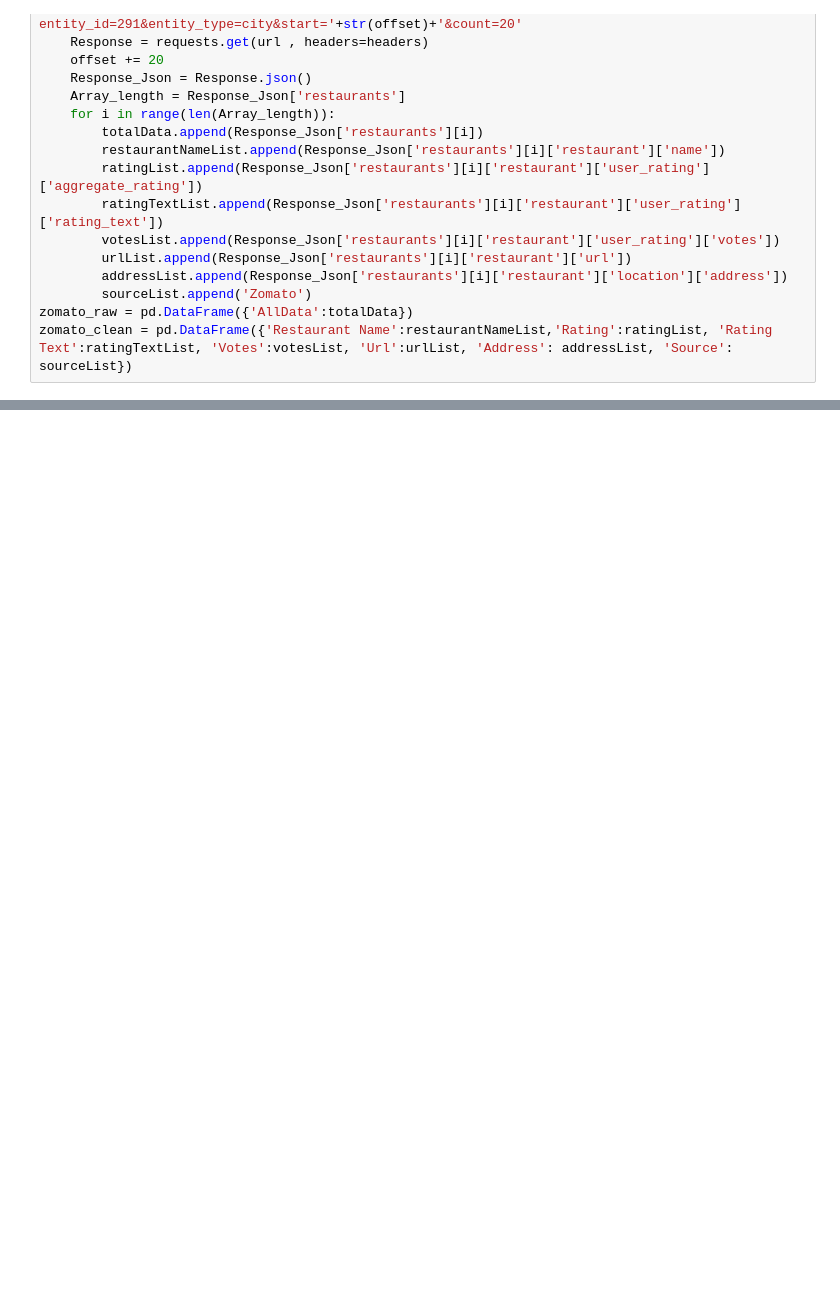
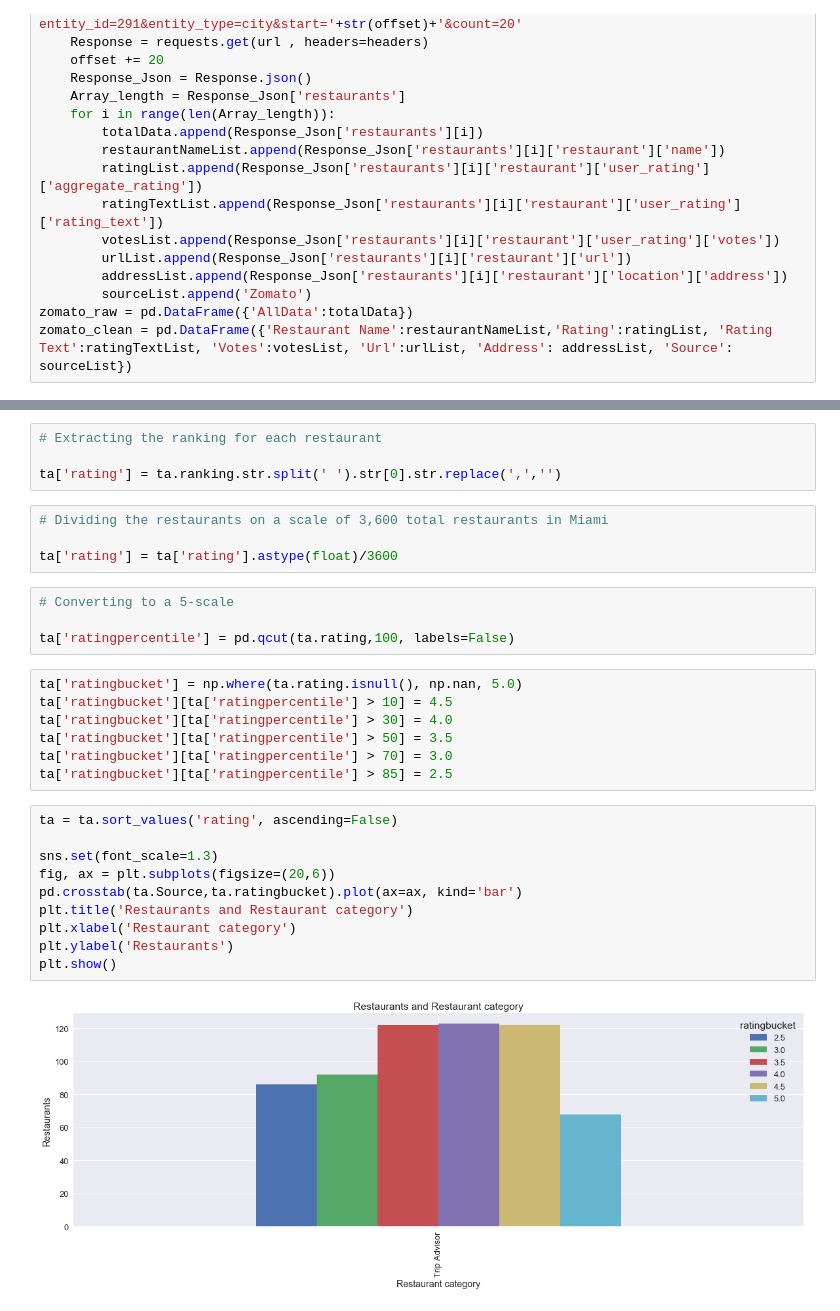
Before and after one commit to imjuoy/HungryGator, a Jupyter notebook: src/Final_Collated_Source_Code.ipynb, the cells around one changed output, grey strips where cells are left out. Cells and saved outputs as stored; diff of their text form; blank space fills up the shorter version.

```diff
--- a/src/Final_Collated_Source_Code.ipynb
+++ b/src/Final_Collated_Source_Code.ipynb
@@ -162,0 +260,31 @@ writer.close()
+# %%
+# Extracting the ranking for each restaurant
+
+ta['rating'] = ta.ranking.str.split(' ').str[0].str.replace(',','')
+# %%
+# Dividing the restaurants on a scale of 3,600 total restaurants in Miami
+
+ta['rating'] = ta['rating'].astype(float)/3600
+# %%
+# Converting to a 5-scale
+
+ta['ratingpercentile'] = pd.qcut(ta.rating,100, labels=False)
+# %%
+ta['ratingbucket'] = np.where(ta.rating.isnull(), np.nan, 5.0)
+ta['ratingbucket'][ta['ratingpercentile'] > 10] = 4.5
+ta['ratingbucket'][ta['ratingpercentile'] > 30] = 4.0
+ta['ratingbucket'][ta['ratingpercentile'] > 50] = 3.5
+ta['ratingbucket'][ta['ratingpercentile'] > 70] = 3.0
+ta['ratingbucket'][ta['ratingpercentile'] > 85] = 2.5
+# %%
+ta = ta.sort_values('rating', ascending=False)
+
+sns.set(font_scale=1.3)
+fig, ax = plt.subplots(figsize=(20,6))
+pd.crosstab(ta.Source,ta.ratingbucket).plot(ax=ax, kind='bar')
+plt.title('Restaurants and Restaurant category')
+plt.xlabel('Restaurant category')
+plt.ylabel('Restaurants')
+plt.show()
+# %% [output]
+[figure, added]
```
Also changed, not shown: parts of 30 cells of this notebook, 2 other files.
